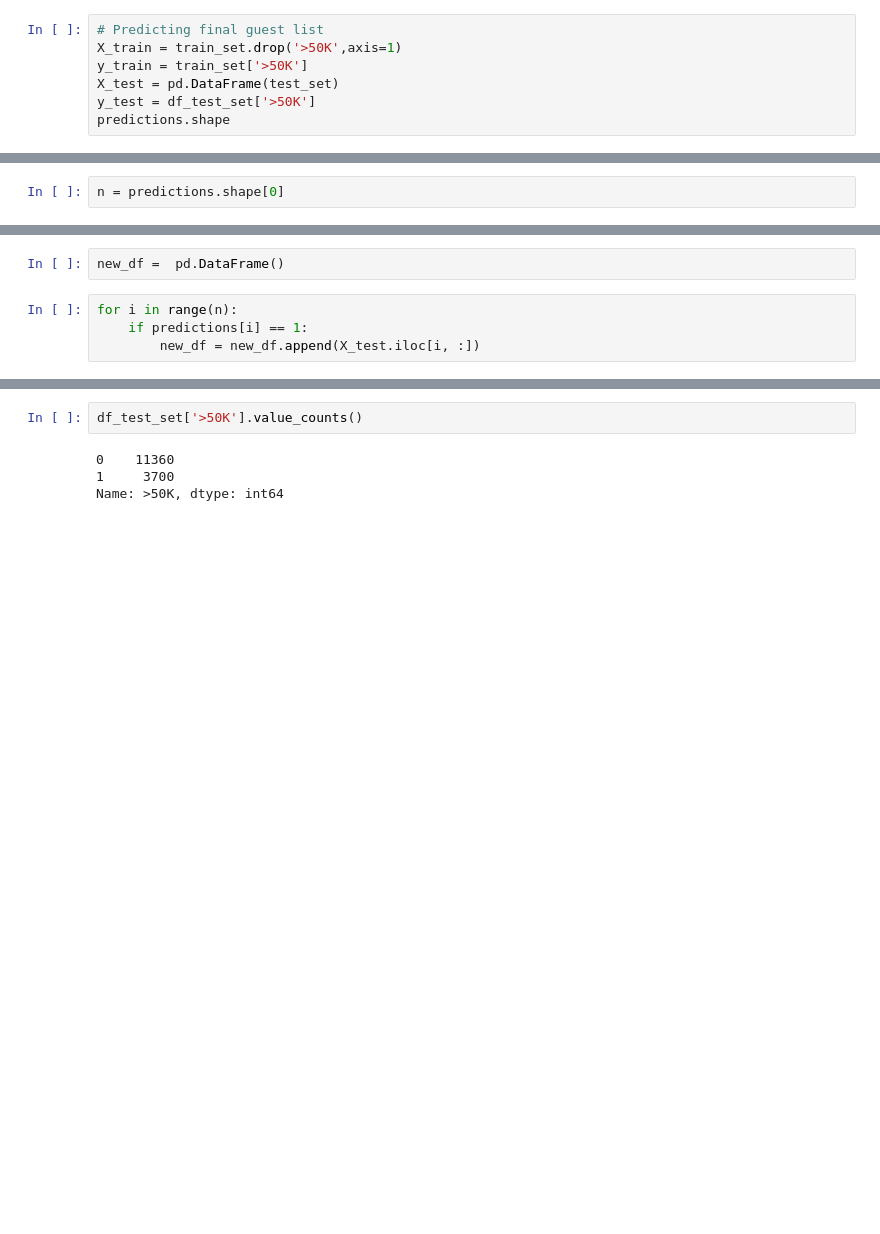
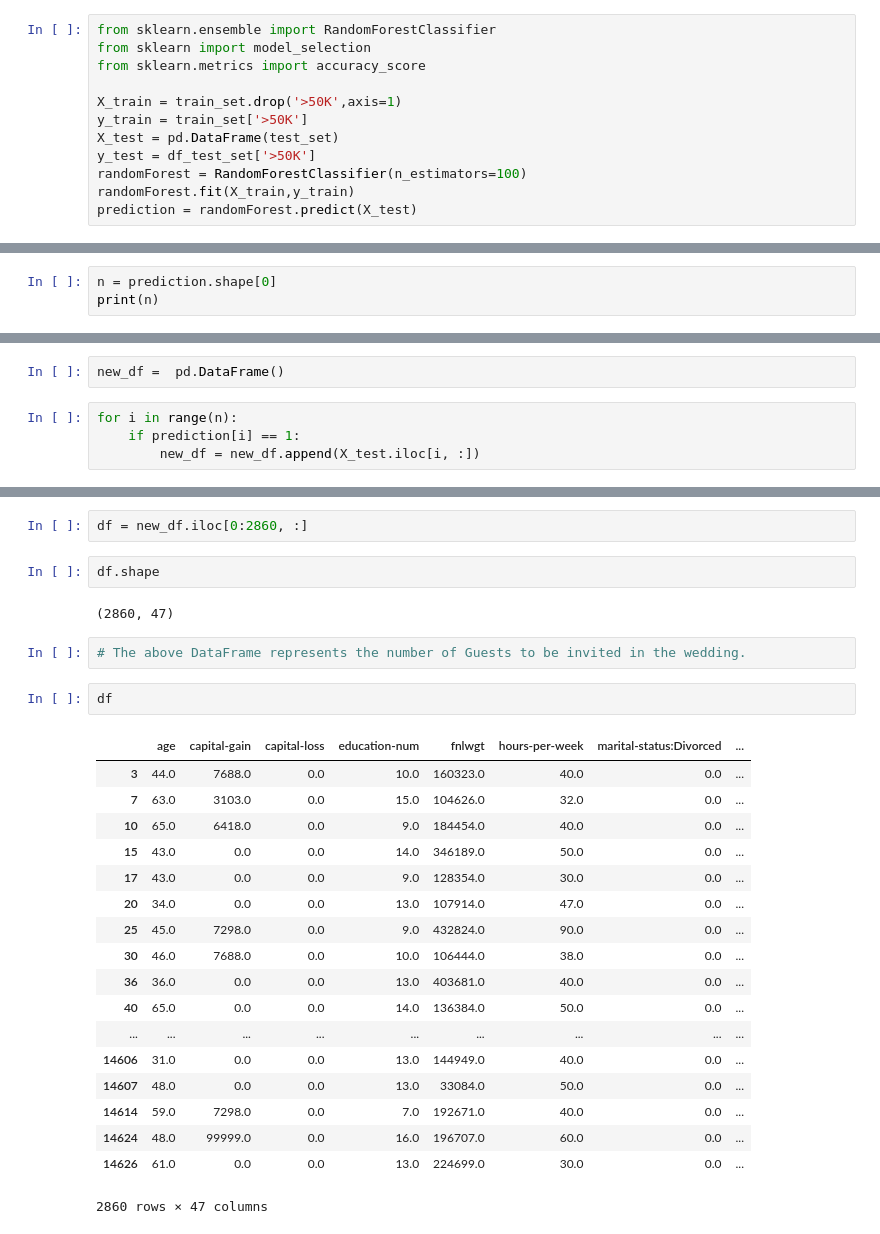
Before and after one commit to jayMalnika/Inkey-Solution-Assignment, a Jupyter notebook: Final.ipynb, the cells around one changed output, grey strips where cells are left out. Cells and saved outputs as stored; diff of their text form; blank space fills up the shorter version.

```diff
--- a/Final.ipynb
+++ b/Final.ipynb
@@ -437,9 +437,14 @@ Accuracy
    macro avg       0.80      0.77      0.78     15060
 weighted avg       0.84      0.85      0.84     15060
 # %%
-# Predicting final guest list
+from sklearn.ensemble import RandomForestClassifier
+from sklearn import model_selection
+from sklearn.metrics import accuracy_score
+
 X_train = train_set.drop('>50K',axis=1)
 y_train = train_set['>50K']
 X_test = pd.DataFrame(test_set)
 y_test = df_test_set['>50K']
-predictions.shape
+randomForest = RandomForestClassifier(n_estimators=100)
+randomForest.fit(X_train,y_train)
+prediction = randomForest.predict(X_test)
@@ -448,2 +477,3 @@ predictions.shape
 # %%
-n = predictions.shape[0]
+n = prediction.shape[0]
+print(n)
@@ -451,7 +483,7 @@ n = predictions.shape[0]
 new_df =  pd.DataFrame()
 # %%
 for i in range(n):
-    if predictions[i] == 1:
+    if prediction[i] == 1:
         new_df = new_df.append(X_test.iloc[i, :])
 # %%
 new_df.shape
@@ -469,6 +501,29 @@ print(ninety_percent)
-# %%
-df_test_set['>50K'].value_counts()
-# %% [output]
-0    11360
-1     3700
-Name: >50K, dtype: int64
+# %%
+df = new_df.iloc[0:2860, :]
+# %%
+df.shape
+# %% [output]
+(2860, 47)
+# %%
+# The above DataFrame represents the number of Guests to be invited in the wedding.
+# %%
+df
+# %% [output]
+|  | age | capital-gain | capital-loss | education-num | fnlwgt | hours-per-week | marital-status:Divorced | ... |
+| 3 | 44.0 | 7688.0 | 0.0 | 10.0 | 160323.0 | 40.0 | 0.0 | ... |
+| 7 | 63.0 | 3103.0 | 0.0 | 15.0 | 104626.0 | 32.0 | 0.0 | ... |
+| 10 | 65.0 | 6418.0 | 0.0 | 9.0 | 184454.0 | 40.0 | 0.0 | ... |
+| 15 | 43.0 | 0.0 | 0.0 | 14.0 | 346189.0 | 50.0 | 0.0 | ... |
+| 17 | 43.0 | 0.0 | 0.0 | 9.0 | 128354.0 | 30.0 | 0.0 | ... |
+| 20 | 34.0 | 0.0 | 0.0 | 13.0 | 107914.0 | 47.0 | 0.0 | ... |
+| 25 | 45.0 | 7298.0 | 0.0 | 9.0 | 432824.0 | 90.0 | 0.0 | ... |
+| 30 | 46.0 | 7688.0 | 0.0 | 10.0 | 106444.0 | 38.0 | 0.0 | ... |
+| 36 | 36.0 | 0.0 | 0.0 | 13.0 | 403681.0 | 40.0 | 0.0 | ... |
+| 40 | 65.0 | 0.0 | 0.0 | 14.0 | 136384.0 | 50.0 | 0.0 | ... |
+| ... | ... | ... | ... | ... | ... | ... | ... | ... |
+| 14606 | 31.0 | 0.0 | 0.0 | 13.0 | 144949.0 | 40.0 | 0.0 | ... |
+| 14607 | 48.0 | 0.0 | 0.0 | 13.0 | 33084.0 | 50.0 | 0.0 | ... |
+| 14614 | 59.0 | 7298.0 | 0.0 | 7.0 | 192671.0 | 40.0 | 0.0 | ... |
+| 14624 | 48.0 | 99999.0 | 0.0 | 16.0 | 196707.0 | 60.0 | 0.0 | ... |
+| 14626 | 61.0 | 0.0 | 0.0 | 13.0 | 224699.0 | 30.0 | 0.0 | ... |
+2860 rows × 47 columns
```
Also changed, not shown: parts of 6 cells of this notebook.
